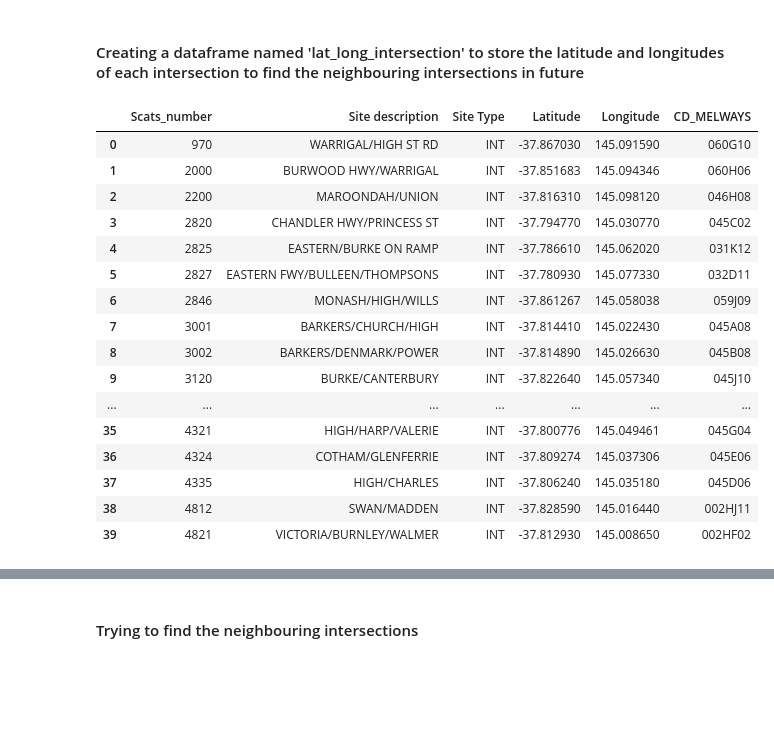
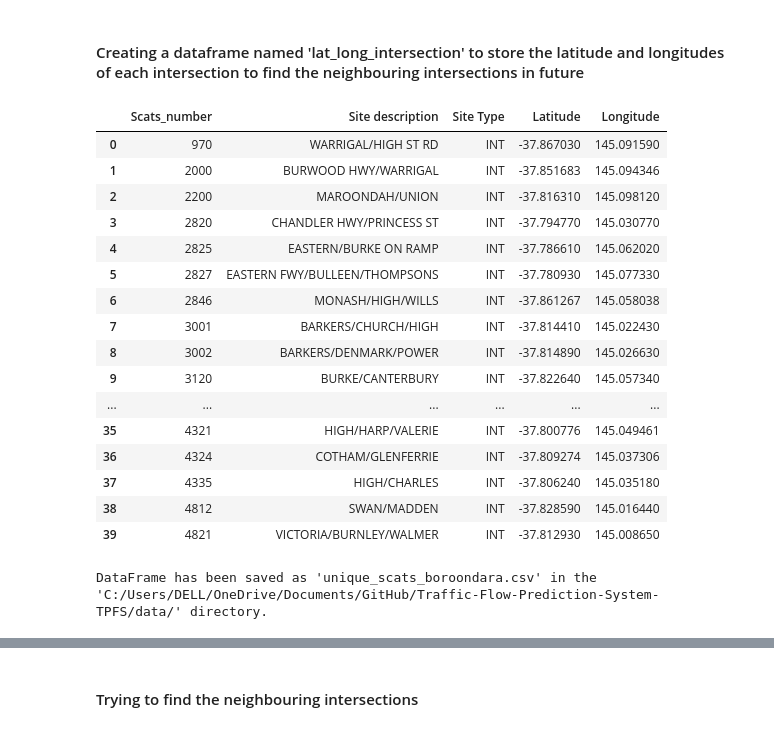
Before and after one commit to hengrvisal/Traffic-Flow-Prediction-System-TPFS, a Jupyter notebook: processing_data.ipynb, the cells around one changed output, grey strips where cells are left out. Saved outputs shown, nothing was run; the diff lists cells and outputs as text; code cells hidden in the pictures; blank space fills up the shorter version.

```diff
--- a/processing_data.ipynb
+++ b/processing_data.ipynb
@@ -77,3 +88,18 @@ filtered_site_listing_vicroads
 | 4189 | 3682 | WARRIGAL/RIVERSDALE | INT | Melway | 060H02 |
 | 4438 | 4063 | WHITEHORSE/BALWYN | INT | Melway | 046D08 |
 65 rows × 5 columns
+# %%
+# Handling missing values for Latitudes and longitudes for the SCAT Number 4266 using mean imputation
+# Filter for SCATS site number 4266
+site_4266 = df_scats_data_october[df_scats_data_october['SCATS Number'] == 4266]
+
+# Calculating the average latitude and longitude for rows where they are non-zero
+valid_latitudes = site_4266[site_4266['NB_LATITUDE'] != 0]['NB_LATITUDE'].astype(float)
+valid_longitudes = site_4266[site_4266['NB_LONGITUDE'] != 0]['NB_LONGITUDE'].astype(float)
+average_latitude = valid_latitudes.mean()
+average_longitude = valid_longitudes.mean()
+
+df_scats_data_october.loc[(df_scats_data_october['SCATS Number'] == 4266) & (df_scats_data_october['NB_LATITUDE'] == 0), 'NB_LATITUDE'] = average_latitude
+df_scats_data_october.loc[(df_scats_data_october['SCATS Number'] == 4266) & (df_scats_data_october['NB_LONGITUDE'] == 0), 'NB_LONGITUDE'] = average_longitude
+
+df_scats_data_october[df_scats_data_october['SCATS Number'] == 4266]
@@ -98,47 +139,59 @@ ml_train_october.head()
 # %%
 #Extracting the first occurrence of each unique SCATS Number from df_scats_data_october
 first_occurrences = df_scats_data_october.groupby('SCATS Number', as_index=False).first()
 first_occurrences = first_occurrences[['SCATS Number', 'NB_LATITUDE', 'NB_LONGITUDE','CD_MELWAYS']]
 
 #Extracting relevant columns from df_scats_site_listing
 site_listing = df_scats_site_listing[['Site Number', 'Location Description', 'Site Type']].copy()
 
 #Renaming 'Site Number' to 'Scats_number' for consistent naming
 site_listing.rename(columns={'Site Number': 'Scats_number', 'Location Description': 'Site description'}, inplace=True)
 
 #Merging the two DataFrames based on SCATS number
 lat_long_intersection = pd.merge(
     first_occurrences,
     site_listing,
     left_on='SCATS Number',
     right_on='Scats_number',
     how='inner'
 )
 
 lat_long_intersection.rename(columns={'SCATS Number': 'Scats_number', 'NB_LATITUDE': 'Latitude', 'NB_LONGITUDE': 'Longitude'}, inplace=True)
 lat_long_intersection = lat_long_intersection.loc[:, ~lat_long_intersection.columns.duplicated()]
 lat_long_intersection.drop_duplicates(inplace=True)
 lat_long_intersection.sort_values(by='Scats_number', inplace=True)
 
 
 lat_long_intersection.reset_index(drop=True, inplace=True)
-lat_long_intersection = lat_long_intersection[['Scats_number', 'Site description', 'Site Type', 'Latitude', 'Longitude', 'CD_MELWAYS']]
+lat_long_intersection = lat_long_intersection[['Scats_number', 'Site description', 'Site Type', 'Latitude', 'Longitude']]
 lat_long_intersection
 # %% [output]
-|  | Scats_number | Site description | Site Type | Latitude | Longitude | CD_MELWAYS |
-| 0 | 970 | WARRIGAL/HIGH ST RD | INT | -37.867030 | 145.091590 | 060G10 |
-| 1 | 2000 | BURWOOD HWY/WARRIGAL | INT | -37.851683 | 145.094346 | 060H06 |
-| 2 | 2200 | MAROONDAH/UNION | INT | -37.816310 | 145.098120 | 046H08 |
-| 3 | 2820 | CHANDLER HWY/PRINCESS ST | INT | -37.794770 | 145.030770 | 045C02 |
-| 4 | 2825 | EASTERN/BURKE ON RAMP | INT | -37.786610 | 145.062020 | 031K12 |
-| 5 | 2827 | EASTERN FWY/BULLEEN/THOMPSONS | INT | -37.780930 | 145.077330 | 032D11 |
-| 6 | 2846 | MONASH/HIGH/WILLS | INT | -37.861267 | 145.058038 | 059J09 |
-| 7 | 3001 | BARKERS/CHURCH/HIGH | INT | -37.814410 | 145.022430 | 045A08 |
-| 8 | 3002 | BARKERS/DENMARK/POWER | INT | -37.814890 | 145.026630 | 045B08 |
-| 9 | 3120 | BURKE/CANTERBURY | INT | -37.822640 | 145.057340 | 045J10 |
-| ... | ... | ... | ... | ... | ... | ... |
-| 35 | 4321 | HIGH/HARP/VALERIE | INT | -37.800776 | 145.049461 | 045G04 |
-| 36 | 4324 | COTHAM/GLENFERRIE | INT | -37.809274 | 145.037306 | 045E06 |
-| 37 | 4335 | HIGH/CHARLES | INT | -37.806240 | 145.035180 | 045D06 |
-| 38 | 4812 | SWAN/MADDEN | INT | -37.828590 | 145.016440 | 002HJ11 |
-| 39 | 4821 | VICTORIA/BURNLEY/WALMER | INT | -37.812930 | 145.008650 | 002HF02 |
+|  | Scats_number | Site description | Site Type | Latitude | Longitude |
+| 0 | 970 | WARRIGAL/HIGH ST RD | INT | -37.867030 | 145.091590 |
+| 1 | 2000 | BURWOOD HWY/WARRIGAL | INT | -37.851683 | 145.094346 |
+| 2 | 2200 | MAROONDAH/UNION | INT | -37.816310 | 145.098120 |
+| 3 | 2820 | CHANDLER HWY/PRINCESS ST | INT | -37.794770 | 145.030770 |
+| 4 | 2825 | EASTERN/BURKE ON RAMP | INT | -37.786610 | 145.062020 |
+| 5 | 2827 | EASTERN FWY/BULLEEN/THOMPSONS | INT | -37.780930 | 145.077330 |
+| 6 | 2846 | MONASH/HIGH/WILLS | INT | -37.861267 | 145.058038 |
+| 7 | 3001 | BARKERS/CHURCH/HIGH | INT | -37.814410 | 145.022430 |
+| 8 | 3002 | BARKERS/DENMARK/POWER | INT | -37.814890 | 145.026630 |
+| 9 | 3120 | BURKE/CANTERBURY | INT | -37.822640 | 145.057340 |
+| ... | ... | ... | ... | ... | ... |
+| 35 | 4321 | HIGH/HARP/VALERIE | INT | -37.800776 | 145.049461 |
+| 36 | 4324 | COTHAM/GLENFERRIE | INT | -37.809274 | 145.037306 |
+| 37 | 4335 | HIGH/CHARLES | INT | -37.806240 | 145.035180 |
+| 38 | 4812 | SWAN/MADDEN | INT | -37.828590 | 145.016440 |
+| 39 | 4821 | VICTORIA/BURNLEY/WALMER | INT | -37.812930 | 145.008650 |
+# %%
+# Specifying the file path
+output_directory = "C:/Users/DELL/OneDrive/Documents/GitHub/Traffic-Flow-Prediction-System-TPFS/data/"
+original_filename= "unique_scats_boroondara.csv"
+original_path  = f"{output_directory}{output_filename}"
+
+# Saving the DataFrame
+lat_long_intersection.to_csv(output_path, index=False)
+
+print(f"DataFrame has been saved as '{output_filename}' in the '{output_directory}' directory.")
+# %% [output]
+DataFrame has been saved as 'unique_scats_boroondara.csv' in the 'C:/Users/DELL/OneDrive/Documents/GitHub/Traffic-Flow-Prediction-System-TPFS/data/' directory.
```
Also changed, not shown: parts of 16 cells of this notebook, 3 other files.
